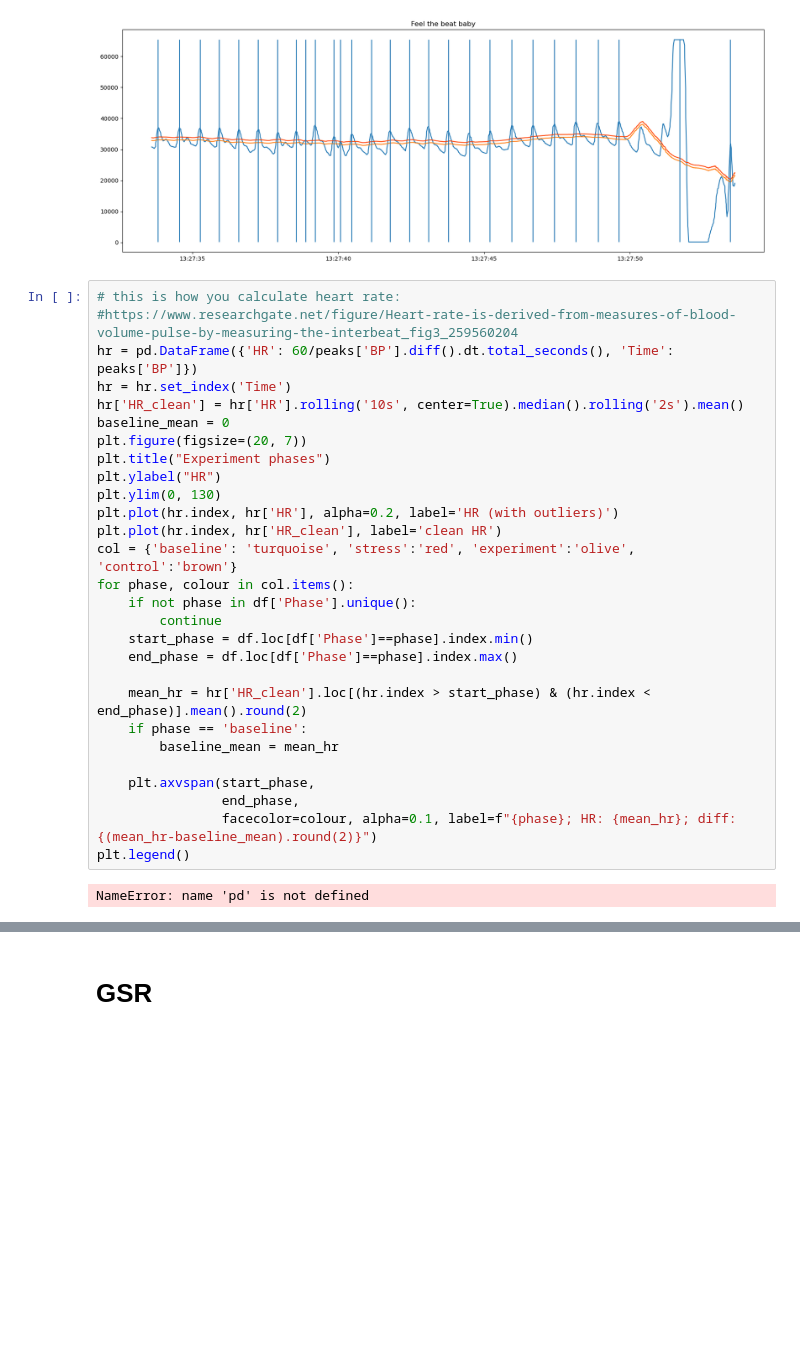
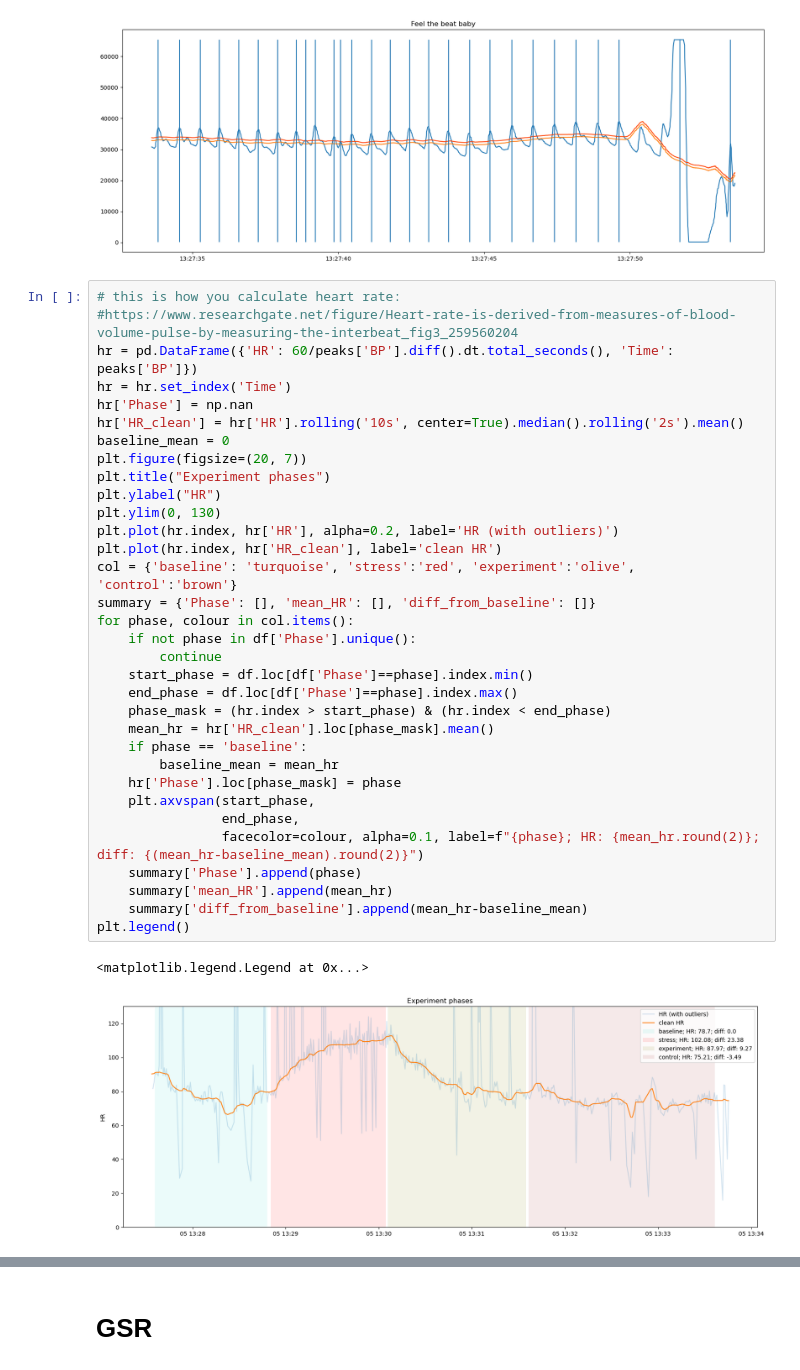
Before and after one commit to Whitesheep18/mediation_garden, a Jupyter notebook: Heart_rate_experiments.ipynb, the cells around one changed output, grey strips where cells are left out. Drawn from its saved outputs; the diff is of its cells as text; blank space fills up the shorter version.

Commit message:
nice plots

```diff
--- a/Heart_rate_experiments.ipynb
+++ b/Heart_rate_experiments.ipynb
@@ -80,30 +80,36 @@ offset 895.5333333333334
 # %%
 # this is how you calculate heart rate:
 #https://www.researchgate.net/figure/Heart-rate-is-derived-from-measures-of-blood-volume-pulse-by-measuring-the-interbeat_fig3_259560204
 hr = pd.DataFrame({'HR': 60/peaks['BP'].diff().dt.total_seconds(), 'Time': peaks['BP']})
 hr = hr.set_index('Time')
+hr['Phase'] = np.nan
 hr['HR_clean'] = hr['HR'].rolling('10s', center=True).median().rolling('2s').mean()
 baseline_mean = 0
 plt.figure(figsize=(20, 7))
 plt.title("Experiment phases")
 plt.ylabel("HR")
 plt.ylim(0, 130)
 plt.plot(hr.index, hr['HR'], alpha=0.2, label='HR (with outliers)')
 plt.plot(hr.index, hr['HR_clean'], label='clean HR')
 col = {'baseline': 'turquoise', 'stress':'red', 'experiment':'olive', 'control':'brown'}
+summary = {'Phase': [], 'mean_HR': [], 'diff_from_baseline': []}
 for phase, colour in col.items():
     if not phase in df['Phase'].unique():
         continue
     start_phase = df.loc[df['Phase']==phase].index.min()
     end_phase = df.loc[df['Phase']==phase].index.max()
-
-    mean_hr = hr['HR_clean'].loc[(hr.index > start_phase) & (hr.index < end_phase)].mean().round(2)
+    phase_mask = (hr.index > start_phase) & (hr.index < end_phase)
+    mean_hr = hr['HR_clean'].loc[phase_mask].mean()
     if phase == 'baseline':
         baseline_mean = mean_hr
-
+    hr['Phase'].loc[phase_mask] = phase
     plt.axvspan(start_phase,
                 end_phase,
-                facecolor=colour, alpha=0.1, label=f"{phase}; HR: {mean_hr}; diff: {(mean_hr-baseline_mean).round(2)}")
+                facecolor=colour, alpha=0.1, label=f"{phase}; HR: {mean_hr.round(2)}; diff: {(mean_hr-baseline_mean).round(2)}")
+    summary['Phase'].append(phase)
+    summary['mean_HR'].append(mean_hr)
+    summary['diff_from_baseline'].append(mean_hr-baseline_mean)
 plt.legend()
 # %% [output]
-NameError: name 'pd' is not defined
+<matplotlib.legend.Legend at 0x...>
+[figure, added]
```
Also changed, not shown: parts of 1 cell of this notebook.
